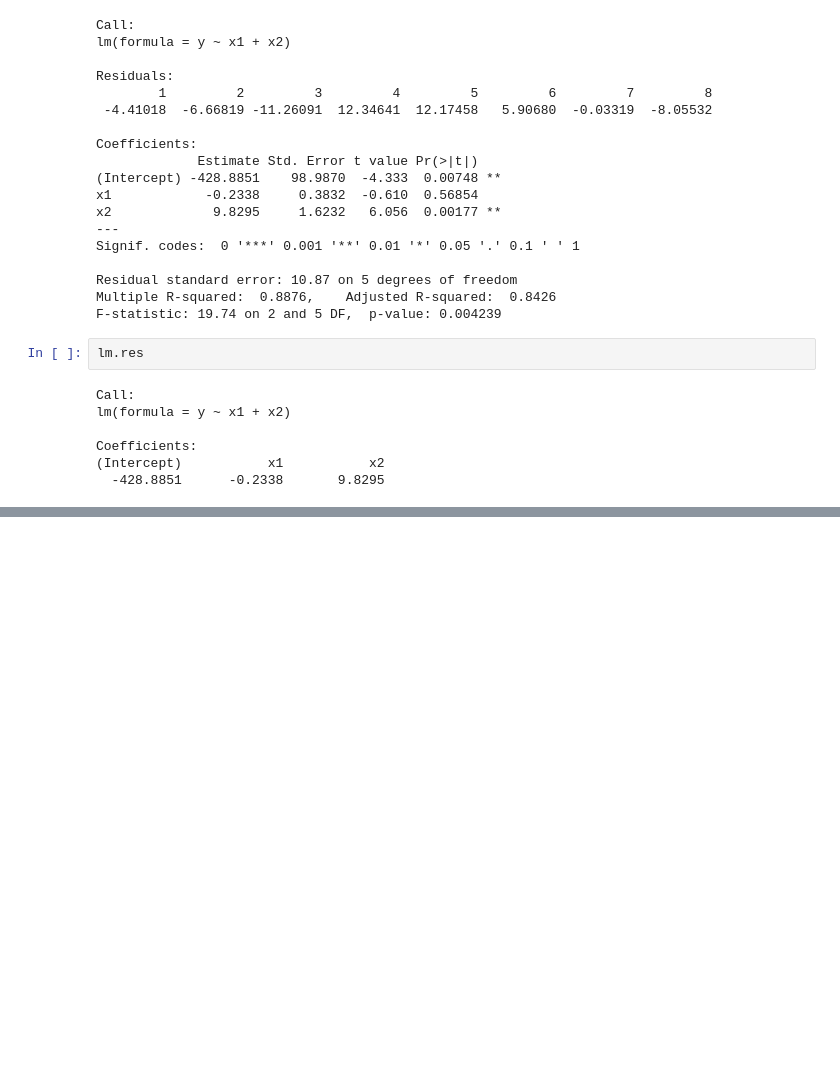
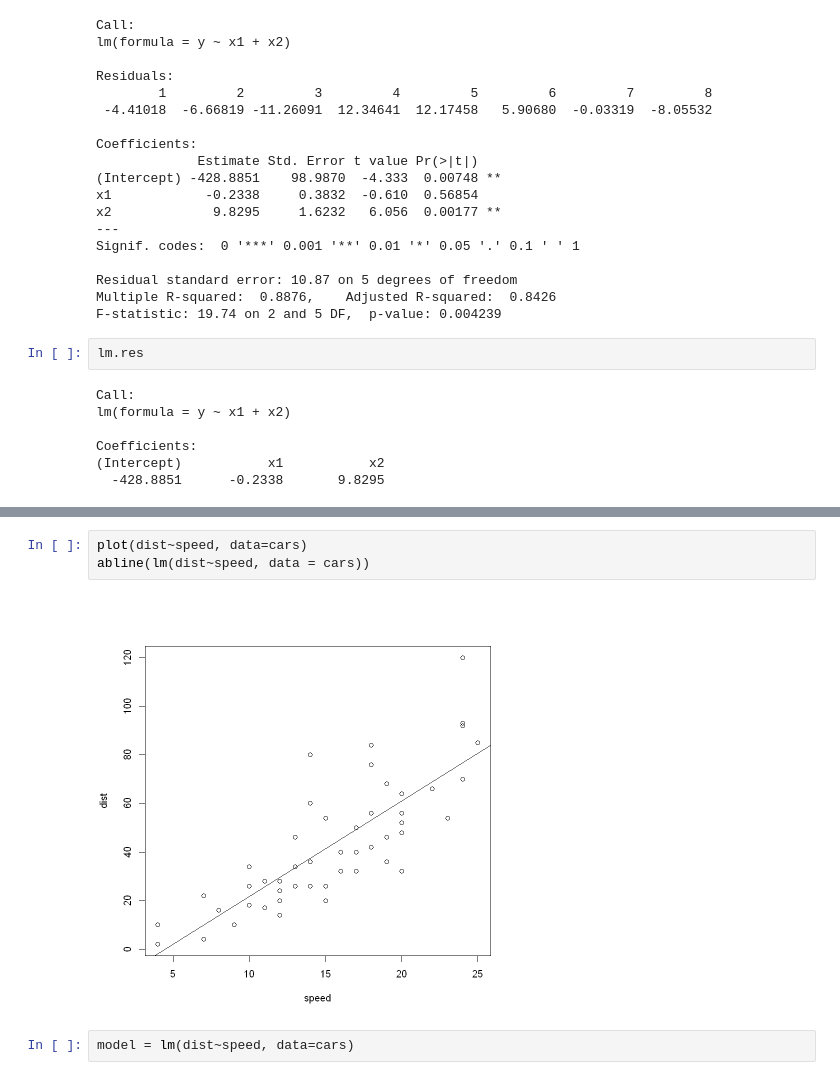
Before and after one commit to layla-focalors/r_learning_mx, a Jupyter notebook: LaylaGames/Tutorial.ipynb, the cells around one changed output, grey strips where cells are left out. Cells and saved outputs as stored; diff of their text form; blank space fills up the shorter version.

Commit message:
add update coef modelling by manual

```diff
--- a/LaylaGames/Tutorial.ipynb
+++ b/LaylaGames/Tutorial.ipynb
@@ -347,0 +385,7 @@ Coefficients:
+# %%
+plot(dist~speed, data=cars)
+abline(lm(dist~speed, data = cars))
+# %% [output]
+[figure, added]
+# %%
+model = lm(dist~speed, data=cars)
```
Also changed, not shown: parts of 52 cells of this notebook.
